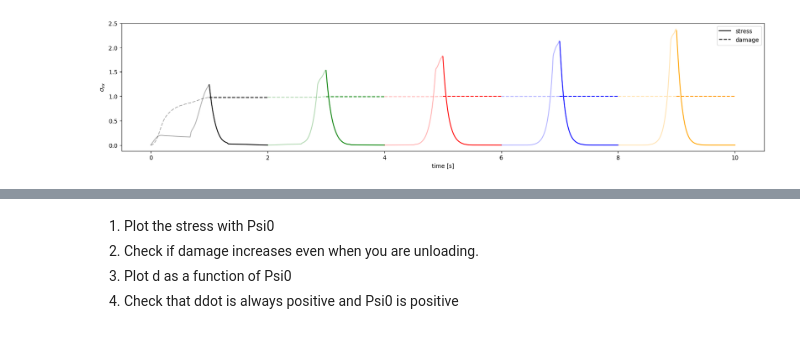
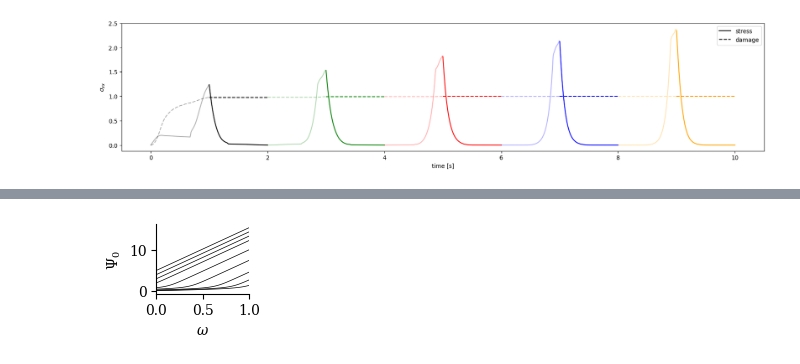
Before and after one commit to tajtac/node_damage, a Jupyter notebook: train_derm1_singlevar.ipynb, the cells around one changed output, grey strips where cells are left out. Cells and saved outputs as stored; diff of their text form; code cells hidden in the pictures.

```diff
--- a/train_derm1_singlevar.ipynb
+++ b/train_derm1_singlevar.ipynb
@@ -761,5 +723,35 @@ ax[1,1].set(xlabel='time [s]', ylabel='$f(d)$')
-# %% [markdown]
-1. Plot the stress with Psi0
-2. Check if damage increases even when you are unloading.
-3. Plot d as a function of Psi0
-4. Check that ddot is always positive and Psi0 is positive
+# %%
+from utils_node import forward_pass_nobias, init_layers_nobias
+plt.rcParams["font.family"] = "serif"
+plt.rcParams["mathtext.fontset"] = "dejavuserif"
+
+def format_traj_fig(ax):
+    ax.spines['top'].set_visible(False)
+    ax.spines['right'].set_visible(False)
+    ax.margins(x=0)
+    ax.set(xticks=[0,0.5,1])
+# %%
+scale = 0.3
+# %%
+# Plot trajectories for the first figure
+p, bias = params_Psi
+y = []
+for I1 in [3.15,3.2,3.3,3.5,3.84,5,6,7,8]:
+    n = 100
+    dt = 1.0/n
+    t = np.linspace(0,1,n)
+    yi = [np.array([I1-3]) + jnp.exp(bias)]
+    for _ in t[1:]:
+        yi.append(yi[-1] + dt*(forward_pass_nobias(yi[-1], p)) + jnp.exp(bias))
+    y.append(np.array(yi))
+y = np.array(y)
+
+fig, ax = plt.subplots(figsize=(4*scale,3*scale))
+for yi in y:
+    ax.plot(t, yi, 'k-', linewidth=0.5)
+
+format_traj_fig(ax)
+ax.set(xlabel='$\omega$', ylabel='$\Psi_0$')
+fig.savefig('figs/traj_Psi0.pdf', bbox_inches='tight', transparent=True, pad_inches=0)
+# %% [output]
+[figure, added]
```
Also changed, not shown: parts of 6 cells of this notebook, 11 other files.
